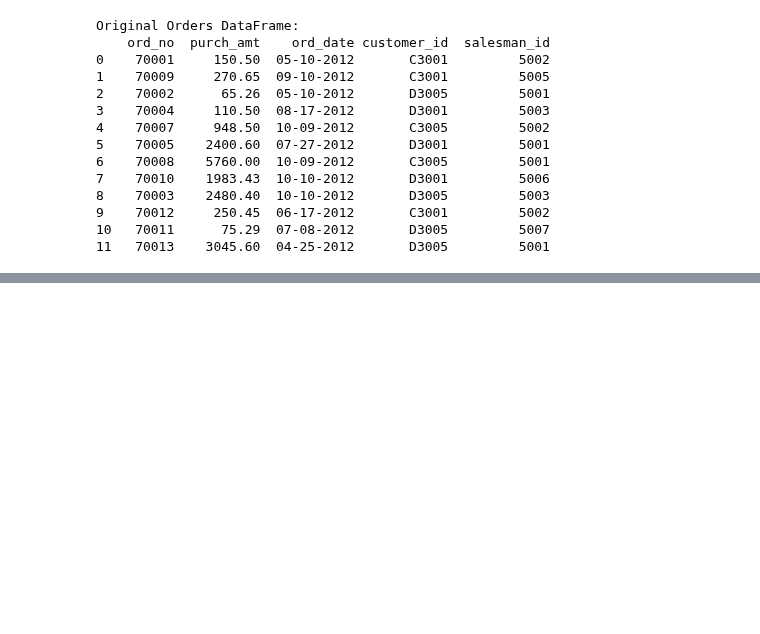
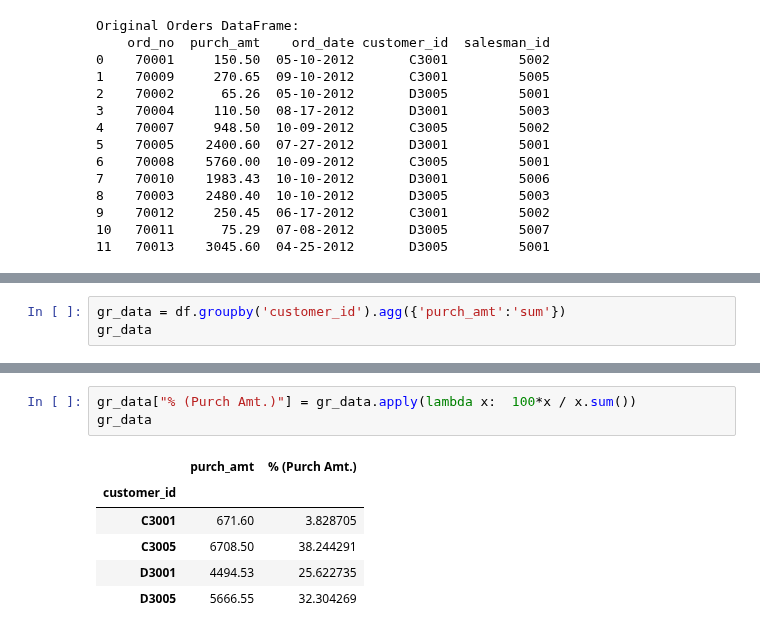
Before and after one commit to vibhutivadje/Python_for_Data_Analysis, a Jupyter notebook: student_data_analysis.ipynb, the cells around one changed output, grey strips where cells are left out. Saved outputs shown, nothing was run; the diff lists cells and outputs as text; blank space fills up the shorter version.

```diff
--- a/student_data_analysis.ipynb
+++ b/student_data_analysis.ipynb
@@ -789,0 +810,3 @@ Original Orders DataFrame:
+# %%
+gr_data = df.groupby('customer_id').agg({'purch_amt':'sum'})
+gr_data
@@ -789,0 +820,10 @@ Original Orders DataFrame:
+# %%
+gr_data["% (Purch Amt.)"] = gr_data.apply(lambda x:  100*x / x.sum())
+gr_data
+# %% [output]
+|  | purch_amt | % (Purch Amt.) |
+| customer_id |  |  |
+| C3001 | 671.60 | 3.828705 |
+| C3005 | 6708.50 | 38.244291 |
+| D3001 | 4494.53 | 25.622735 |
+| D3005 | 5666.55 | 32.304269 |
```
Also changed, not shown: parts of 4 cells of this notebook.
